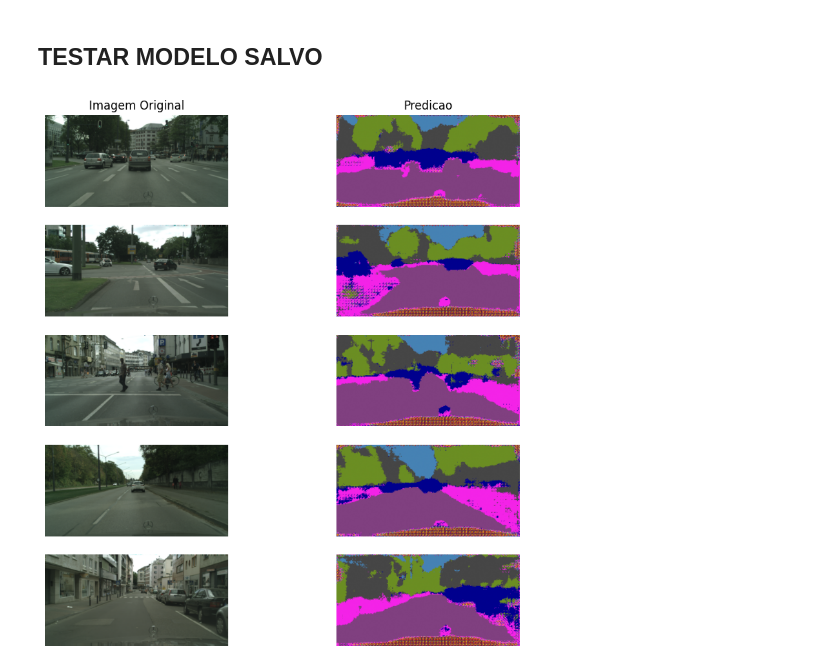
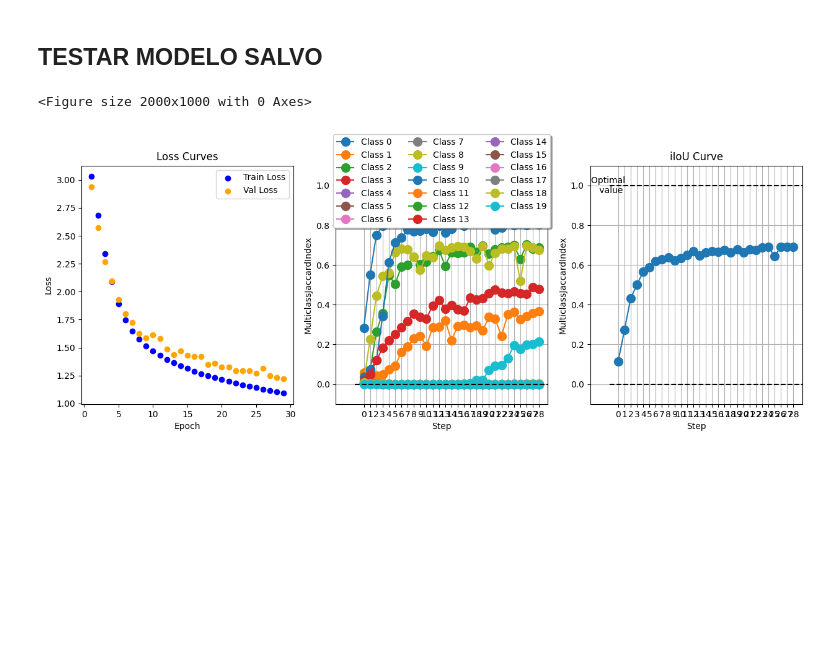
Before and after one commit to JoseFSilveira/linknet-studynotes, a Jupyter notebook: main.ipynb, the cells around one changed output. Saved outputs shown, nothing was run; the diff lists cells and outputs as text; code cells hidden in the pictures; blank space fills up the shorter version.

```diff
--- a/main.ipynb
+++ b/main.ipynb
@@ -11,7 +11,7 @@ TEST: o modelo salvo será testado com o dataset de teste
 
 BOTH: o modelo sera treinado, salvo e testado
 # %%
-SCRIPT_MODE = "TEST" # "TRAIN", "TEST" ou "BOTH"
+SCRIPT_MODE = "BOTH" # "TRAIN", "TEST" ou "BOTH"
 # %% [markdown]
 # Setup do Projeto
 # %%
@@ -239,14 +271,15 @@ if SCRIPT_MODE != "TEST":
 # %%
 if SCRIPT_MODE != "TRAIN":
 
     # Criando novo modelo para carregar o salvo
     loaded_model = lkm.LinkNet(in_channels=3, out_channels=NUM_CLASSES).to(device)
 
     # Carregando apenas os parametros (state_dict()), pois isso flexibiliza o modelo e evita erros de incompatibilidade com parametros e caminhos do modelo original
     # OBS: torch.load() carrega o modelo inteiro, nao apenas os parametros
     loaded_model, loaded_model_results = load_state_dict(loaded_model, name="best_model", load_reults=True, device=device)
 
-    # Teste do modelo
-    test_model(loaded_model, test_dataset, n=5, device=device, cmap=cmap)
+# Imprimir os resultados
+    print_results(loaded_model_results)
 # %% [output]
+<Figure size 2000x1000 with 0 Axes>
-[figure, old version]
+[figure, new version]
```
Also changed, not shown: parts of 8 cells of this notebook, 4 other files.
